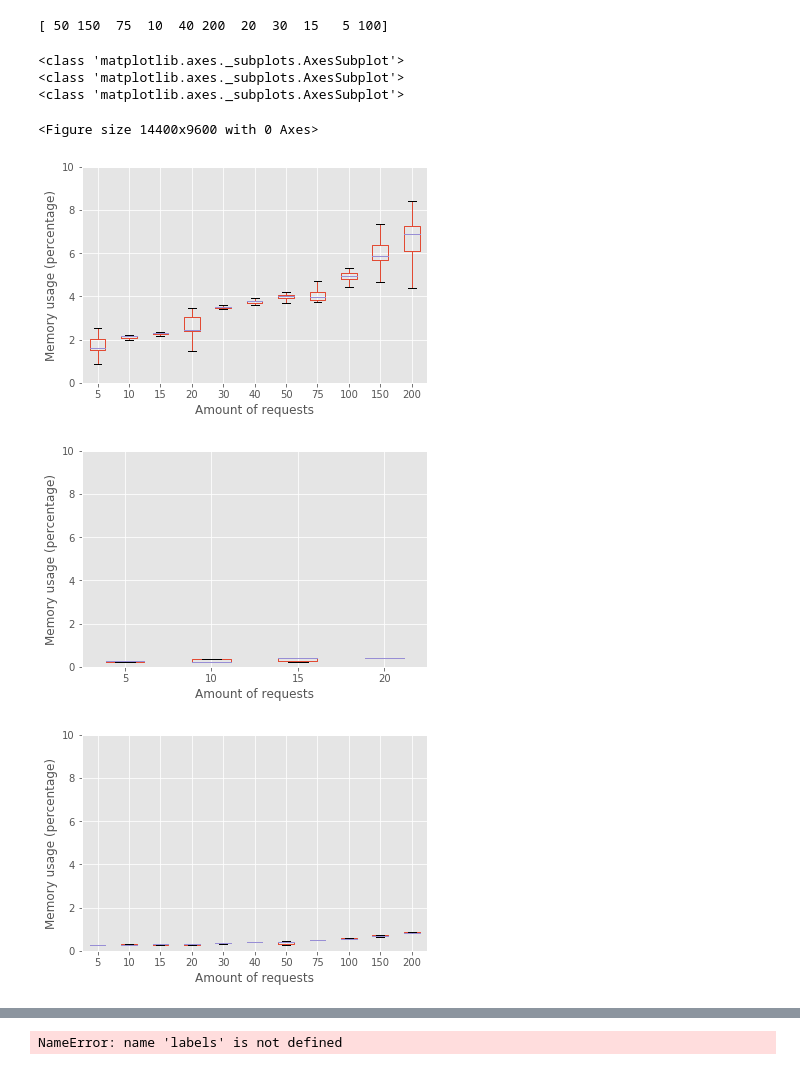
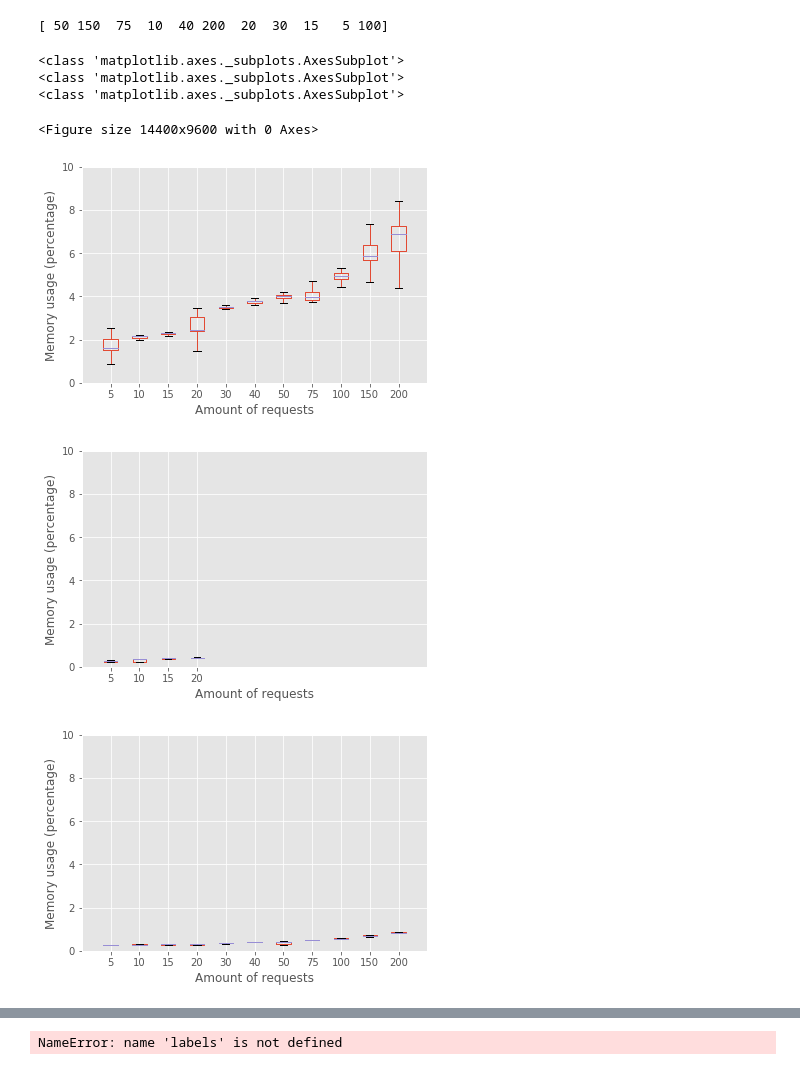
Before and after one commit to kevin-kp/quic-evaluation, a Jupyter notebook: results/performance/graphs.ipynb, the cells around one changed output, grey strips where cells are left out. Cells and saved outputs as stored; diff of their text form; code cells hidden in the pictures.

```diff
--- a/results/performance/graphs.ipynb
+++ b/results/performance/graphs.ipynb
@@ -60,7 +60,10 @@ def plot_data(dataset, by, column, xlabel, ylabel, xlimit, ylimit):
     plt.suptitle('')
 
     ax.set_title("")
-    #ax.set_xlim([0,200])
+    ax.set_xlim([0,xlimit])
+
+    #labels[0] = 'Global memory'
+    #labels[1] = 'Shared memory'
     ax.set_ylim([0,ylimit])
 #    ax.set_xscale("log", basex=2)
     #ax.xaxis.set_major_formatter(StrMethodFormatter('{x}'))
@@ -72,27 +75,27 @@ def plot_data(dataset, by, column, xlabel, ylabel, xlimit, ylimit):
         vals.append(math.log(val,2.0))
         labels.append(str(val))
     #ax.set_xticks(vals)
-    #ax.set_xticklabels(labels)
+    ax.set_xticklabels(labels)
     #ax.set(xticks=vals, xticklabels=labels)
     #ax.axis([1, 100, 1, 10])
     #ax.set_xlabels(quicker_data.request_count.unique())
     return ax
 # %%
 plt.figure(num=None, figsize=(24, 16), dpi=600, facecolor='w', edgecolor='k')
-ax = plot_data(quicker_data, "request_count","memory_perc","Amount of requests","Memory usage (percentage)", None, 10)
+ax = plot_data(quicker_data, "request_count","memory_perc","Amount of requests","Memory usage (percentage)", 12, 10)
 plt.savefig('./memory_percentages_quicker.pdf')
-ax = plot_data(quicly_data, "request_count","memory_perc","Amount of requests","Memory usage (percentage)", None, 10)
+ax = plot_data(quicly_data, "request_count","memory_perc","Amount of requests","Memory usage (percentage)", 12, 10)
 plt.savefig('./memory_percentages_quicly.pdf')
-ax = plot_data(ngtcp2_data, "request_count","memory_perc","Amount of requests","Memory usage (percentage)", None, 10)
+ax = plot_data(ngtcp2_data, "request_count","memory_perc","Amount of requests","Memory usage (percentage)", 12, 10)
 plt.savefig('./memory_percentages_ngtcp2.pdf')
 plt.show()
 # %% [output]
 <class 'matplotlib.axes._subplots.AxesSubplot'>
 <class 'matplotlib.axes._subplots.AxesSubplot'>
 <class 'matplotlib.axes._subplots.AxesSubplot'>
 <Figure size 14400x9600 with 0 Axes>
-[figure, old version]
+[figure, new version]
-[figure, old version]
+[figure, new version]
-[figure, old version]
+[figure, new version]
 # %%
 plt.figure()
```
Also changed, not shown: parts of 1 cell of this notebook, 46 other files.
